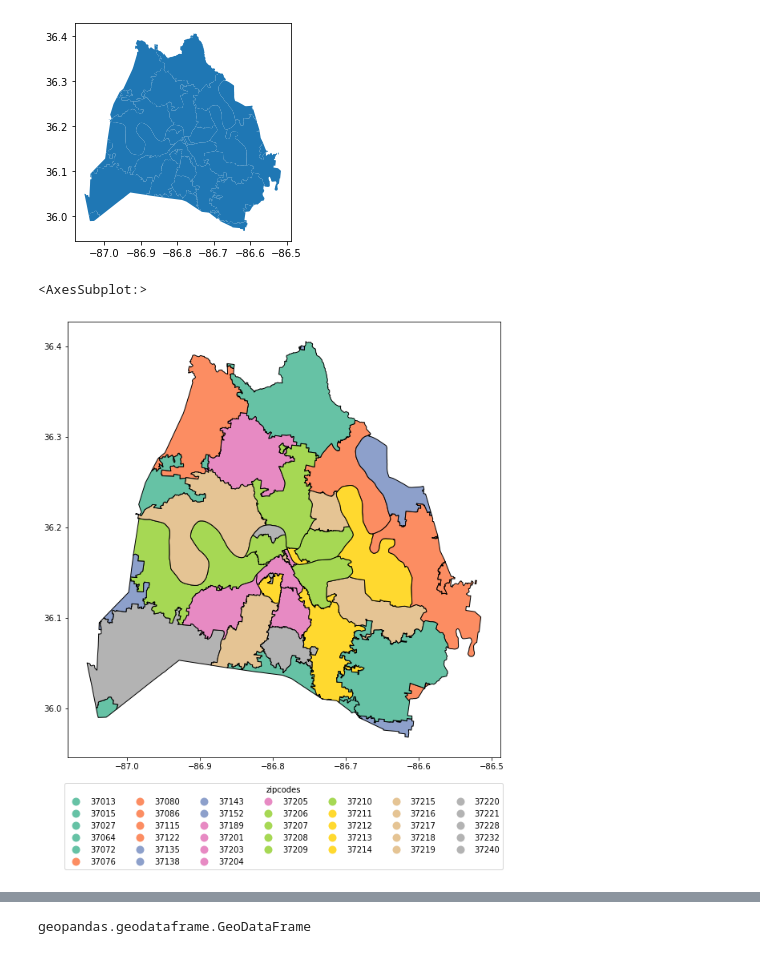
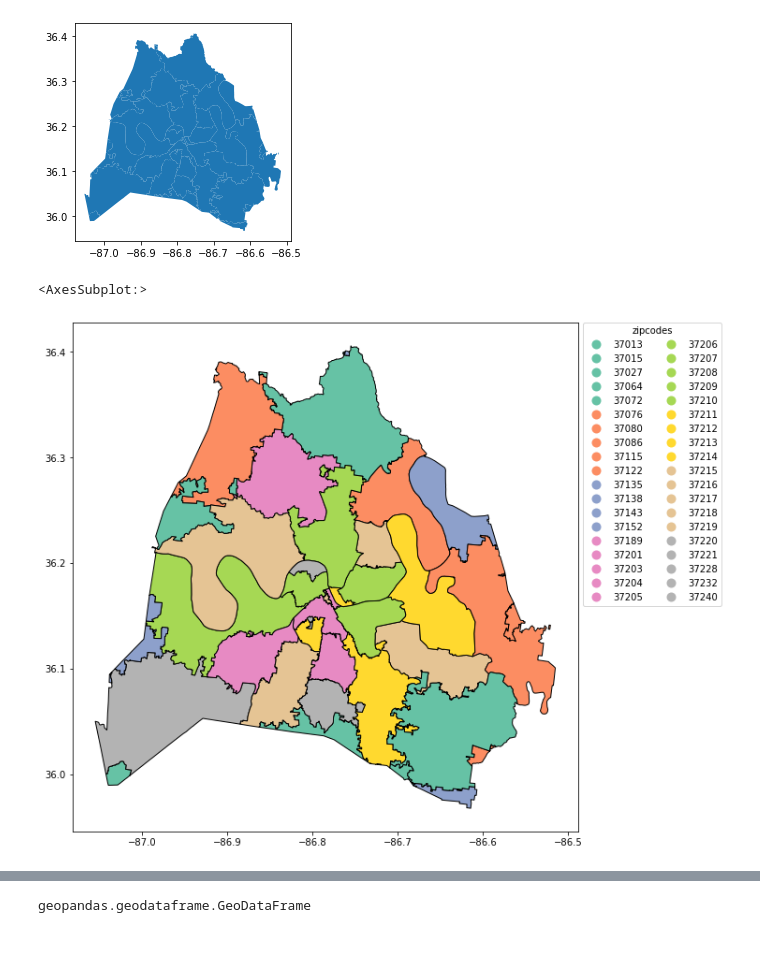
Before and after one commit to SudeepGhantasala/geospatial_python_workshop-SudeepGhantasala, a Jupyter notebook: notebooks/water foundation and hydration systems.ipynb, the cells around one changed output, grey strips where cells are left out. Saved outputs shown, nothing was run; the diff lists cells and outputs as text; code cells hidden in the pictures.

```diff
--- a/notebooks/water foundation and hydration systems.ipynb
+++ b/notebooks/water foundation and hydration systems.ipynb
@@ -32,13 +34,13 @@ zipcodes.plot()
 <AxesSubplot:>
 [figure]
 # %%
-leg_kwds = {'title': 'zipcodes', 'ncol': 7,
-           'loc': 'upper center', 'bbox_to_anchor' : (.5,-.05)}
+leg_kwds = {'title': 'zipcodes', 'ncol': 2,
+           'loc': 'upper left', 'bbox_to_anchor' : (1,1.01)}
 zipcodes.plot(column='zip', figsize=(10,10),
               edgecolor='black', legend=True, cmap = 'Set2', legend_kwds = leg_kwds)
 # %% [output]
 <AxesSubplot:>
-[figure, old version]
+[figure, new version]
 # %%
 water_df = gpd.read_file('../data/water_fountain_and_hydration_system.geojson')
 # %%
```
Also changed, not shown: parts of 11 cells of this notebook, 3 other files.
